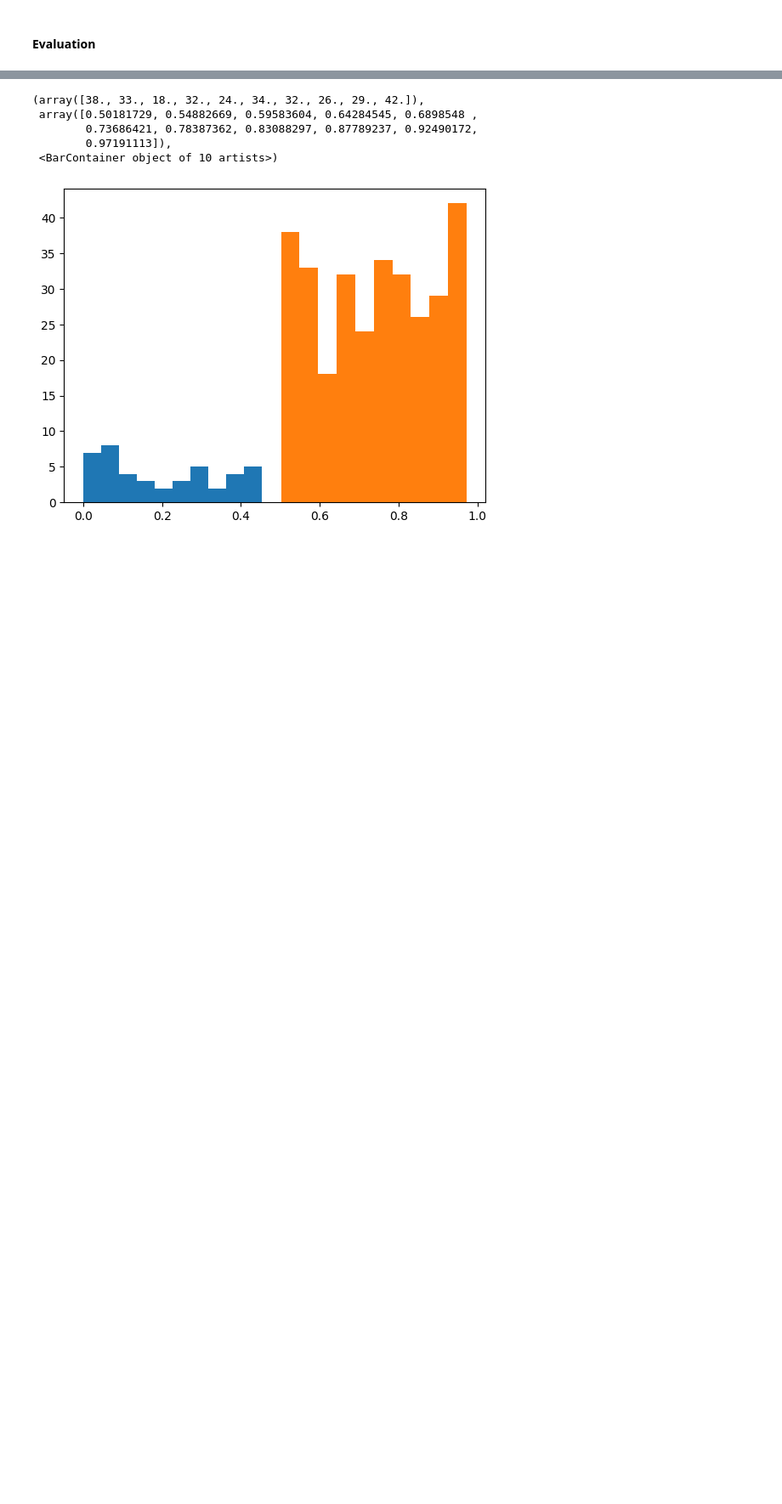
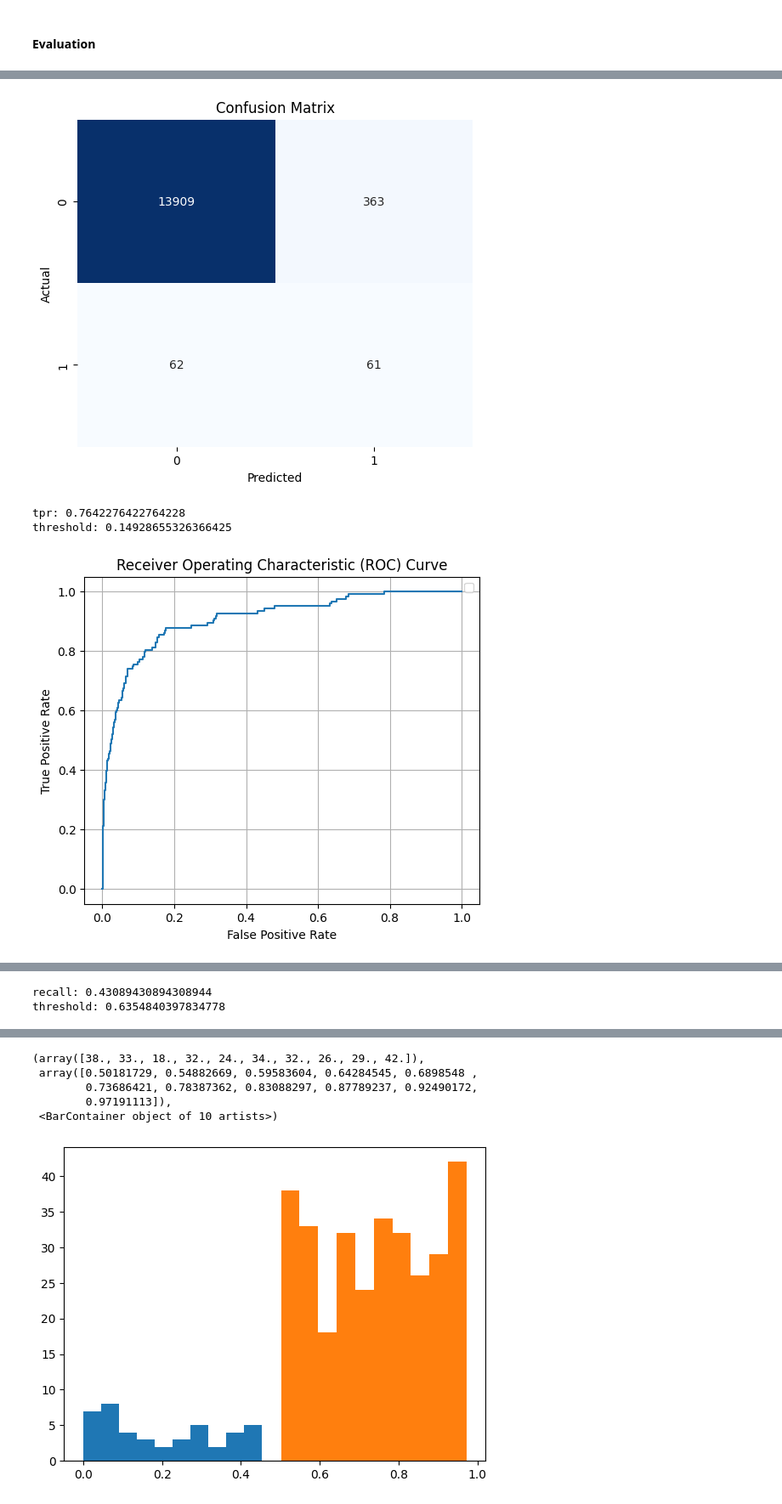
Before and after one commit to Ode-PBLLC/aquarry, a Jupyter notebook: mine_mapping.ipynb, the cells around one changed output, grey strips where cells are left out. Shown: that part at 85% size. Cells and saved outputs as stored; diff of their text form; code cells hidden in the pictures; blank space fills up the shorter version.

```diff
--- a/mine_mapping.ipynb
+++ b/mine_mapping.ipynb
@@ -2814,0 +2793,20 @@ print(tang_tx_y_test.sum())
+# %%
+# Nondry
+
+az_X_train, az_y_train, az_train_idx, dataAZmarked = PrepClfTrainTest(dataAZ, az_qa_nondrypits)
+#nv_X_train, nv_y_train, nv_train_idx, dataNVmarked = PrepClfTrainTest(dataNV, nv_qa_nondrypits)
+
+#ga_X_train, ga_y_train, ga_train_idx, dataGAmarked = PrepClfTrainTest(dataGA, ga_qa_nondrypits)
+
+#in_X_train, in_y_train, in_train_idx, dataINmarked = PrepClfTrainTest(dataIN, in_qa_nondrypits)
+
+#ilkymo_X_train, ilkymo_y_train, ilkymo_train_idx, dataILKYMOmarked = PrepClfTrainTest(dataILKYMO, il_ky_mo_qa_nondrypits)
+
+#mn_X_train, mn_y_train, mn_train_idx, dataMNmarked = PrepClfTrainTest(dataMN, mn_qa_nondrypits)
+
+#mtwy_X_train, mtwy_y_train, mtwy_train_idx, dataMTWYmarked = PrepClfTrainTest(dataMTWY, mt_wy_qa_nondrypits)
+
+#tx_X_train, tx_y_train, tx_train_idx, dataTXmarked = PrepClfTrainTest(dataTX, tx_qa_nondrypits)
+
+#us_X_test = np.vstack([ga_X_train])
+#us_y_test = np.concatenate([ga_y_train], axis = 0)
@@ -2814,0 +2881,57 @@ print(tang_tx_y_test.sum())
+# %%
+from sklearn.metrics import confusion_matrix
+from sklearn.metrics import roc_curve
+from sklearn.metrics import precision_recall_curve
+
+import seaborn as sns
+
+fpr, tpr, thresholds = sklearn.metrics.roc_curve(all_ground_truths, all_predicted_outputs)
+
+cm = sklearn.metrics.confusion_matrix(all_ground_truths, all_predictions)
+
+# Plot 1: Confusion Matrix
+plt.figure(figsize=(6, 5))
+sns.heatmap(cm, annot=True, fmt='d', cmap='Blues', cbar=False)
+plt.xlabel('Predicted')
+plt.ylabel('Actual')
+plt.title('Confusion Matrix')
+#plt.savefig('data/us_results/ilkymo_cm.png')
+plt.show()
+
+
+# Plot 2: ROC Curve
+plt.figure(figsize=(6, 5))
+plt.plot(fpr, tpr)
+plt.xlabel('False Positive Rate')
+plt.ylabel('True Positive Rate')
+plt.title('Receiver Operating Characteristic (ROC) Curve')
+plt.legend()
+plt.grid()
+
+fpr_max = 0.1
+print(f'tpr: {tpr[len(fpr[fpr < fpr_max])-1]}')
+print(f'threshold: {thresholds[len(fpr[fpr < fpr_max])-1]}')
+#plt.savefig('data/us_results/ilkymo_roc.png')
+
+
+# Plot 3: Precision-Recall Curve
+precision, recall, pr_thresholds = sklearn.metrics.precision_recall_curve(all_ground_truths, all_predicted_outputs)
+
+plt.figure(figsize=(6, 5))
+plt.plot(recall, precision)
+plt.xlabel('Recall')
+plt.ylabel('Precision')
+plt.title('Precision-Recall Curve')
+plt.legend()
+plt.grid()
+#plt.savefig('data/us_results/ilkymo_pr.png')
+plt.show()
+
+precision_max = 0.20
+print(f'recall: {recall[len(precision[precision < precision_max])-1]}')
+print(f'threshold: {pr_thresholds[len(precision[precision < precision_max])-1]}')
+# %% [output]
+[figure, added]
+tpr: 0.7642276422764228
+threshold: 0.14928655326366425
+[figure, added]
@@ -2815,3 +2939,5 @@ print(tang_tx_y_test.sum())
+recall: 0.43089430894308944
+threshold: 0.6354840397834778
 # %%
 # Visually inspect
 def CreateShapefile(gdf, idx, predictions, filename):
```
Also changed, not shown: parts of 164 cells of this notebook.
